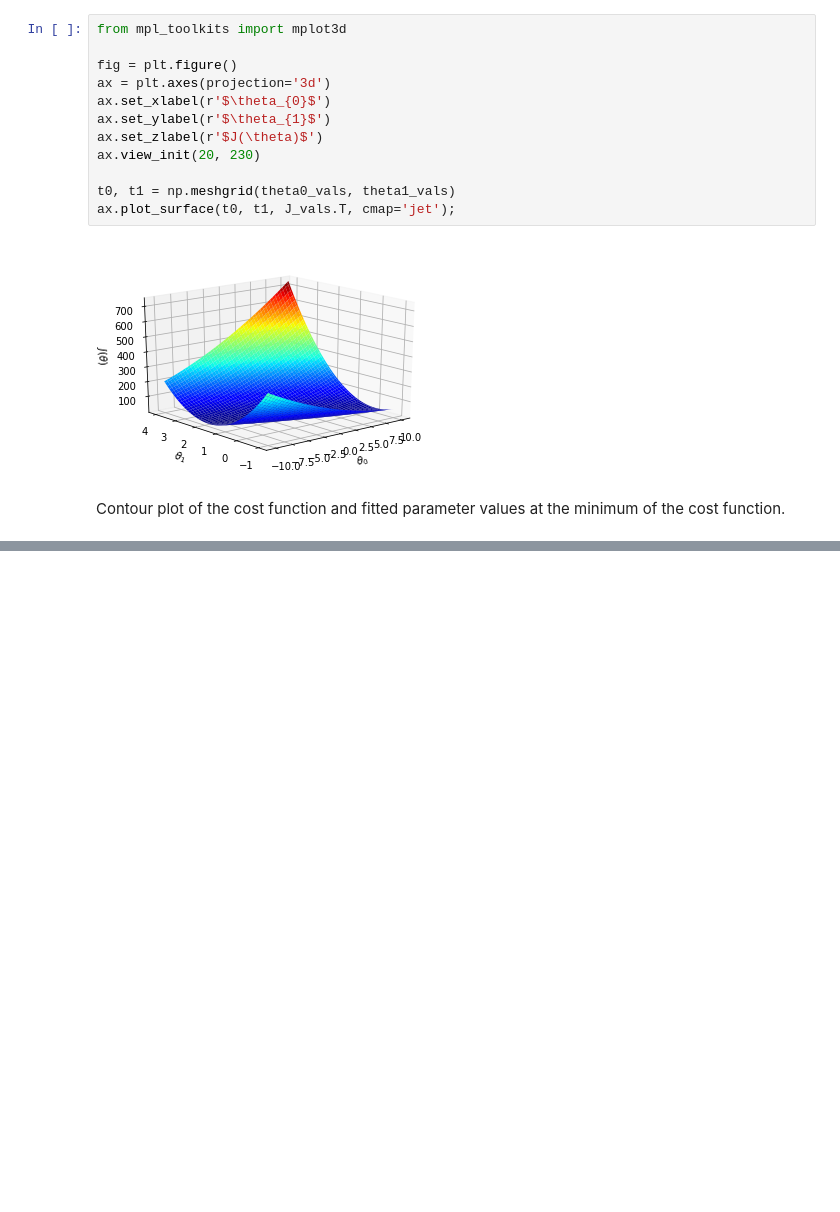
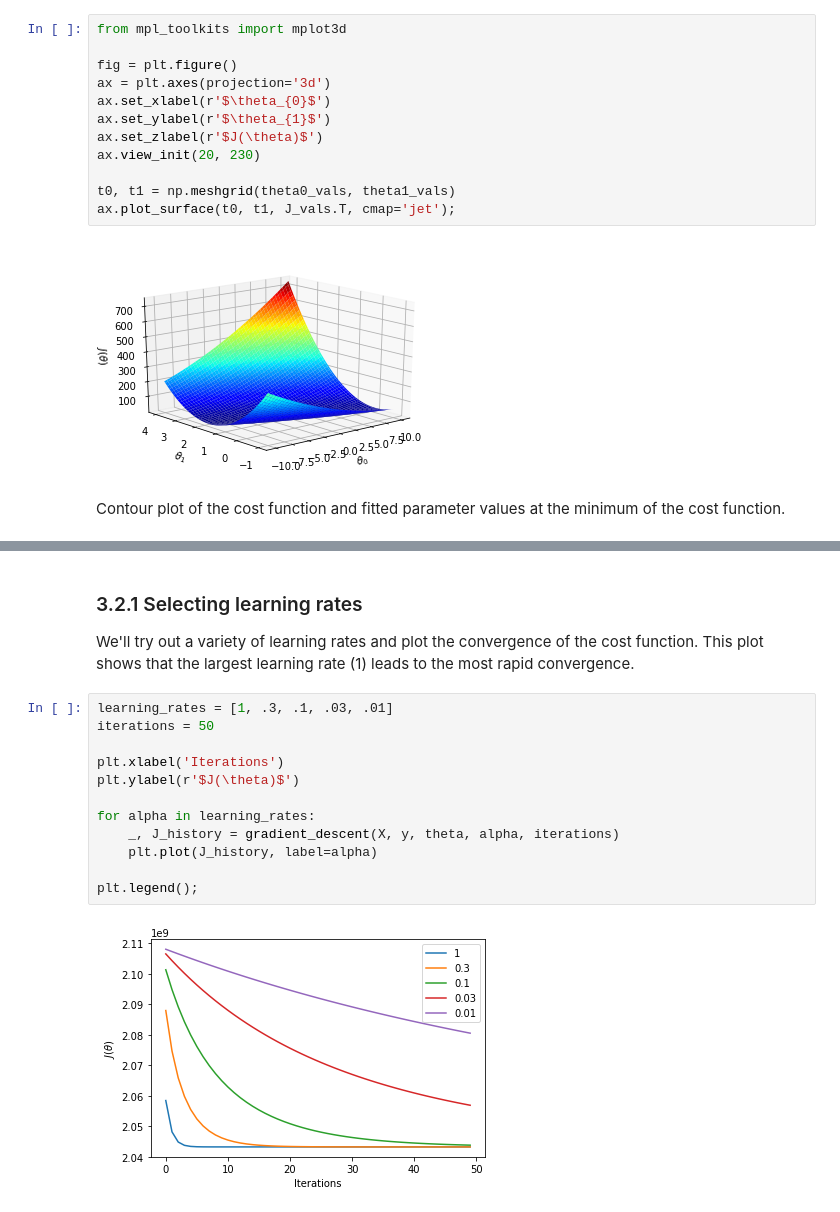
Before and after one commit to jackgill/coursera-machine-learning, a Jupyter notebook: machine-learning-ex1/ex1/ex1.ipynb, the cells around one changed output, grey strips where cells are left out. Cells and saved outputs as stored; diff of their text form; blank space fills up the shorter version.

```diff
--- a/machine-learning-ex1/ex1/ex1.ipynb
+++ b/machine-learning-ex1/ex1/ex1.ipynb
@@ -208,0 +282,18 @@ plt.contour(t0, t1, J_vals.T, np.logspace(-2, 3, 20));
+# %% [markdown]
+### 3.2.1 Selecting learning rates
+
+We'll try out a variety of learning rates and plot the convergence of the cost function. This plot shows that the largest learning rate (1) leads to the most rapid convergence.
+# %%
+learning_rates = [1, .3, .1, .03, .01]
+iterations = 50
+
+plt.xlabel('Iterations')
+plt.ylabel(r'$J(\theta)$')
+
+for alpha in learning_rates:
+    _, J_history = gradient_descent(X, y, theta, alpha, iterations)
+    plt.plot(J_history, label=alpha)
+
+plt.legend();
+# %% [output]
+[figure, added]
```
Also changed, not shown: parts of 22 cells of this notebook.
